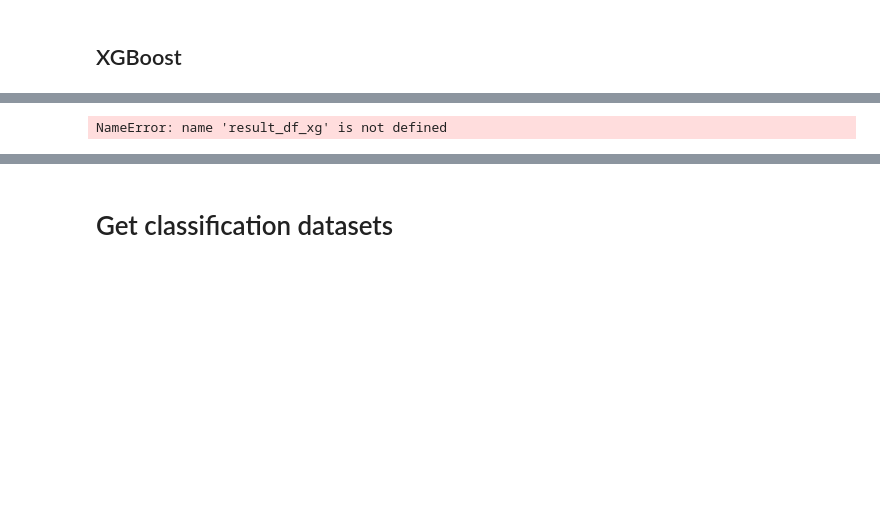
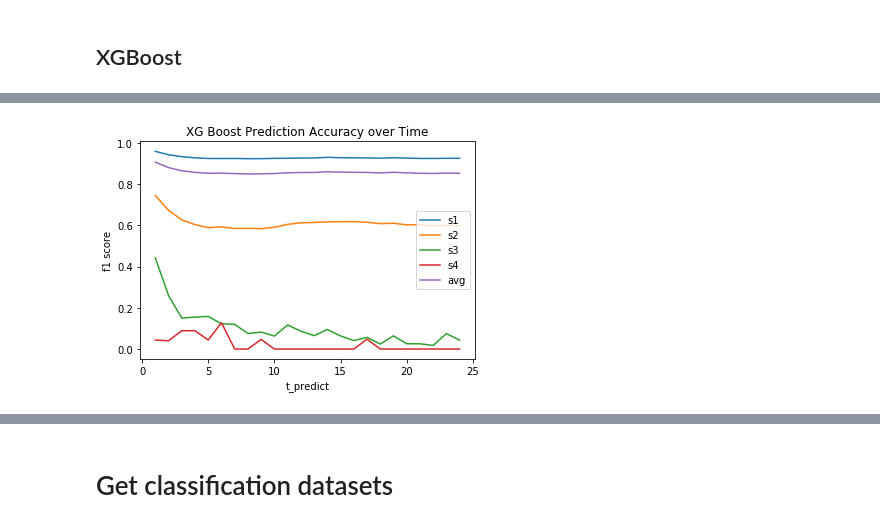
Before and after one commit to leobix/safi, a Jupyter notebook: safi_project_processing-classification.ipynb, the cells around one changed output, grey strips where cells are left out. Cells and saved outputs as stored; diff of their text form; code cells hidden in the pictures; blank space fills up the shorter version.

```diff
--- a/safi_project_processing-classification.ipynb
+++ b/safi_project_processing-classification.ipynb
@@ -306,11 +324,11 @@ ModuleNotFoundError: No module named 'xgboost'
 # %%
 #plot
 plt.plot(result_df_xg)
 plt.title('XG Boost Prediction Accuracy over Time')
 plt.xlabel('t_predict')
 plt.ylabel('f1 score')
-plt.legend(result_df_knn.columns, 'center right')
+plt.legend(result_df_xg.columns)
 plt.savefig('xg_result.png')
 plt.show()
 # %% [output]
-NameError: name 'result_df_xg' is not defined
+[figure, added]
```
Also changed, not shown: parts of 6 cells of this notebook.
